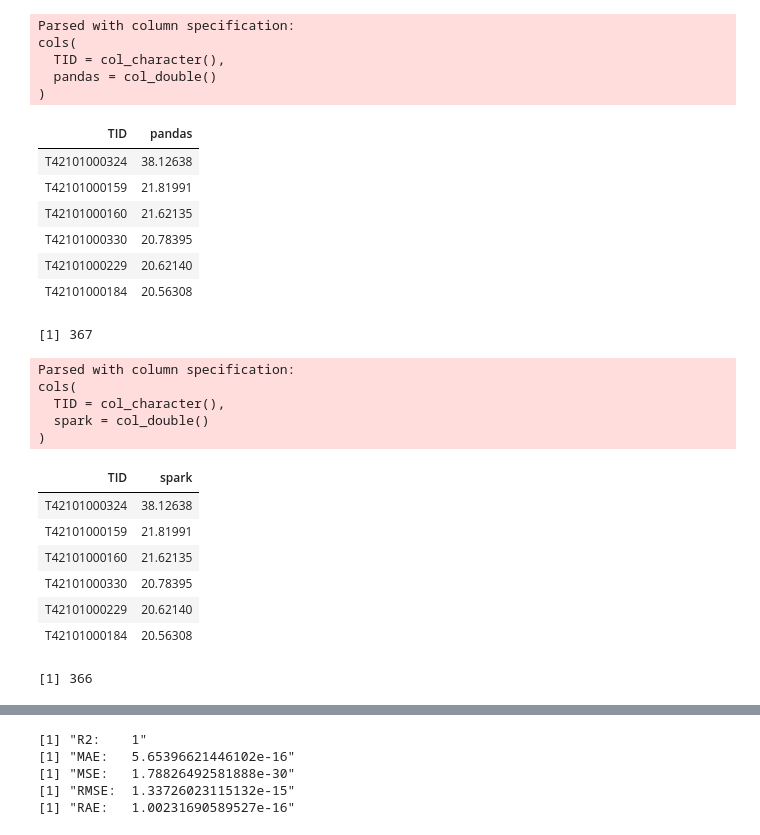
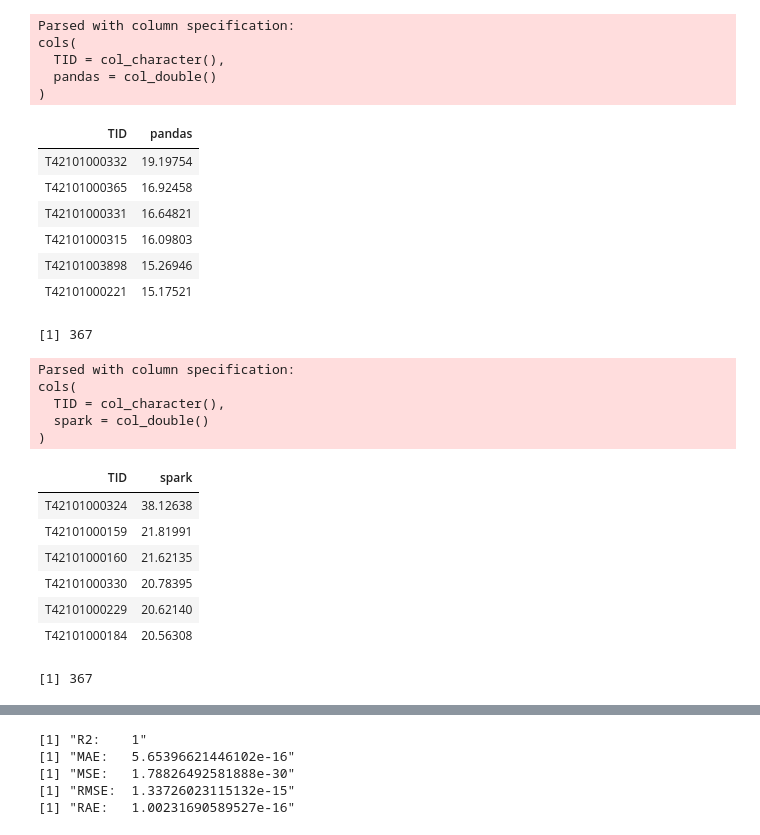
Before and after one commit to aocalderon/RIDIR, a Jupyter notebook: Notebooks/Validation/PhiliValidation2000.ipynb, the cells around one changed output, grey strips where cells are left out. Drawn from its saved outputs; the diff is of its cells as text; code cells hidden in the pictures.

```diff
--- a/Notebooks/Validation/PhiliValidation2000.ipynb
+++ b/Notebooks/Validation/PhiliValidation2000.ipynb
@@ -2,26 +2,26 @@
 library(tidyverse)
 library(MLmetrics)
 # %%
-pandas = read_tsv("~/RIDIR/Datasets/AreaInterpolateValidation/geopandas_intensive2000a.tsv", col_names = c("TID", "pandas")) %>%
+pandas = read_tsv("~/RIDIR/Datasets/AreaInterpolateValidation/geopandas_intensive2000.tsv", col_names = c("TID", "pandas")) %>%
     arrange(desc(pandas))
 head(pandas)
 nrow(pandas)
 # %% [output]
 Parsed with column specification:
 cols(
   TID = col_character(),
   pandas = col_double()
 )
 | TID | pandas |
-| T42101000324 | 38.12638 |
-| T42101000159 | 21.81991 |
-| T42101000160 | 21.62135 |
-| T42101000330 | 20.78395 |
-| T42101000229 | 20.62140 |
-| T42101000184 | 20.56308 |
+| T42101000332 | 19.19754 |
+| T42101000365 | 16.92458 |
+| T42101000331 | 16.64821 |
+| T42101000315 | 16.09803 |
+| T42101003898 | 15.26946 |
+| T42101000221 | 15.17521 |
 [1] 367
 # %%
-spark = read_tsv("~/RIDIR/Datasets/AreaInterpolateValidation/geospark_intensive2000a.tsv", col_names = c("TID", "spark")) %>%
+spark = read_tsv("~/RIDIR/Datasets/AreaInterpolateValidation/geospark_intensive2000.tsv", col_names = c("TID", "spark")) %>%
     arrange(desc(spark))
 head(spark)
 nrow(spark)
@@ -38,7 +38,7 @@ cols(
 | T42101000330 | 20.78395 |
 | T42101000229 | 20.62140 |
 | T42101000184 | 20.56308 |
-[1] 366
+[1] 367
 # %%
 table = pandas %>% left_join(spark, by = c("TID"))
 head(table)
```
Also changed, not shown: parts of 4 cells of this notebook, 1 other file.
